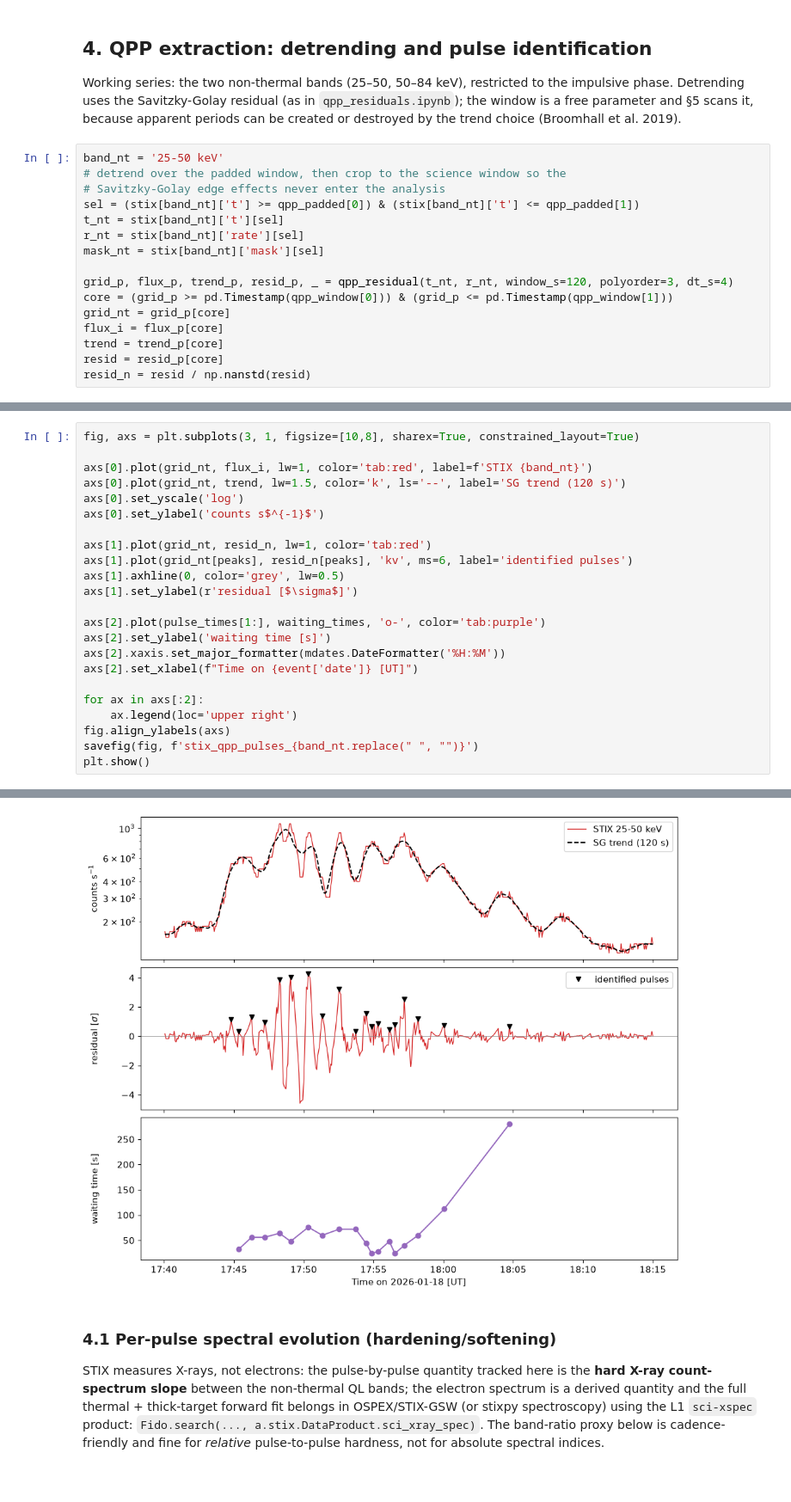
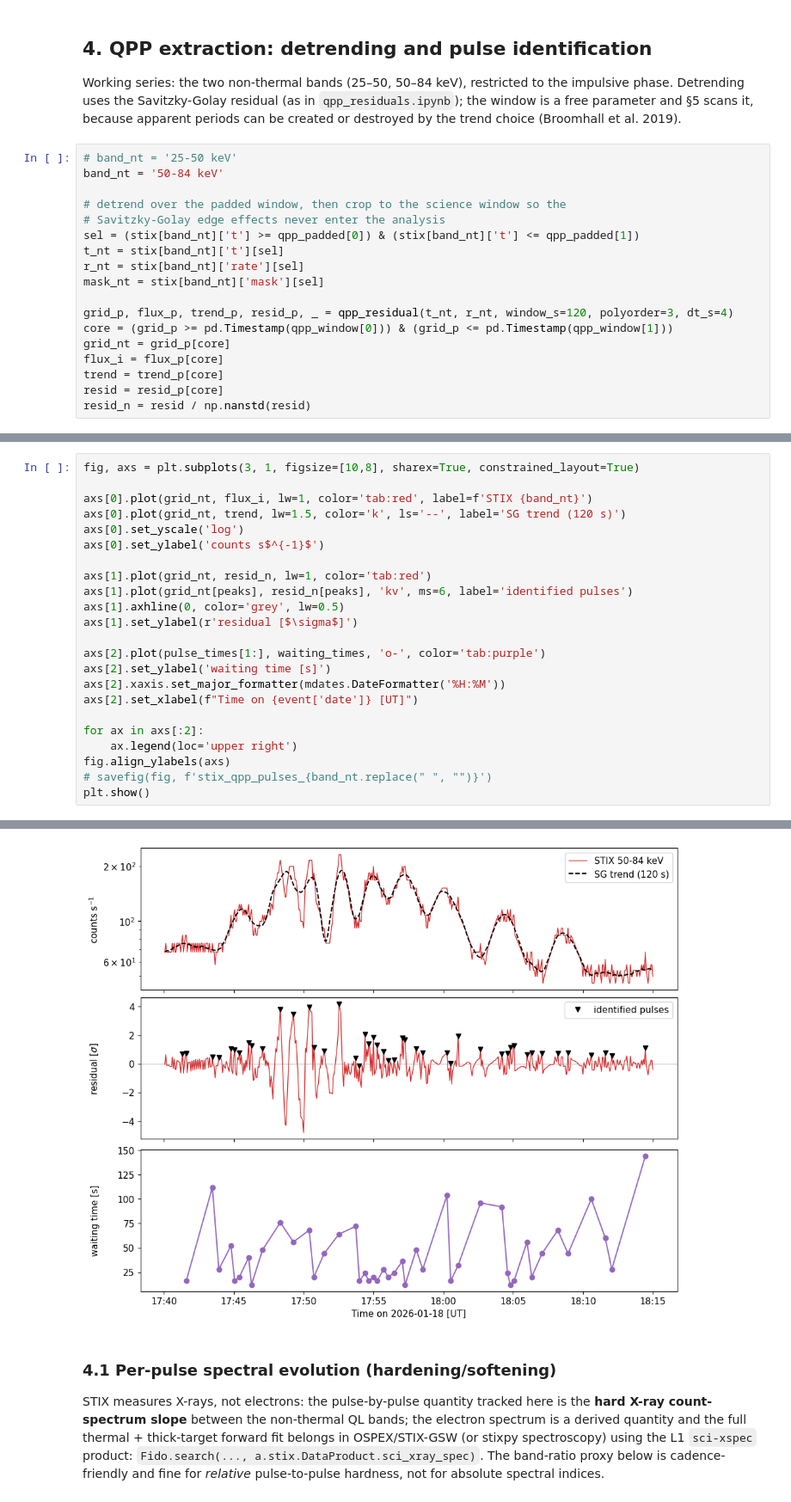
Before and after one commit to MohamedNedal/dias_work, a Jupyter notebook: QPPs_20260118/event_18Jan2026_analysis_v2.ipynb, the cells around one changed output, grey strips where cells are left out. Shown at 86% size. Cells and saved outputs as stored; diff of their text form.

```diff
--- a/QPPs_20260118/event_18Jan2026_analysis_v2.ipynb
+++ b/QPPs_20260118/event_18Jan2026_analysis_v2.ipynb
@@ -426,7 +440,9 @@ phase. Detrending uses the Savitzky-Golay residual (as in `qpp_residuals.ipynb`)
 window is a free parameter and §5 scans it, because apparent periods can be created or
 destroyed by the trend choice (Broomhall et al. 2019).
 # %%
-band_nt = '25-50 keV'
+# band_nt = '25-50 keV'
+band_nt = '50-84 keV'
+
 # detrend over the padded window, then crop to the science window so the
 # Savitzky-Golay edge effects never enter the analysis
 sel = (stix[band_nt]['t'] >= qpp_padded[0]) & (stix[band_nt]['t'] <= qpp_padded[1])
@@ -526,6 +543,6 @@ axs[2].set_xlabel(f"Time on {event['date']} [UT]")
 for ax in axs[:2]:
     ax.legend(loc='upper right')
 fig.align_ylabels(axs)
-savefig(fig, f'stix_qpp_pulses_{band_nt.replace(" ", "")}')
+# savefig(fig, f'stix_qpp_pulses_{band_nt.replace(" ", "")}')
 plt.show()
 # %% [output]
@@ -533,4 +549,4 @@ saved .//2026-01-18/figures/stix_qpp_pulses_25-50keV.pdf|png
-[figure, old version]
+[figure, new version]
 # %% [markdown]
 ### 4.1 Per-pulse spectral evolution (hardening/softening)
 
```
Also changed, not shown: parts of 20 cells of this notebook, 2 other files.
